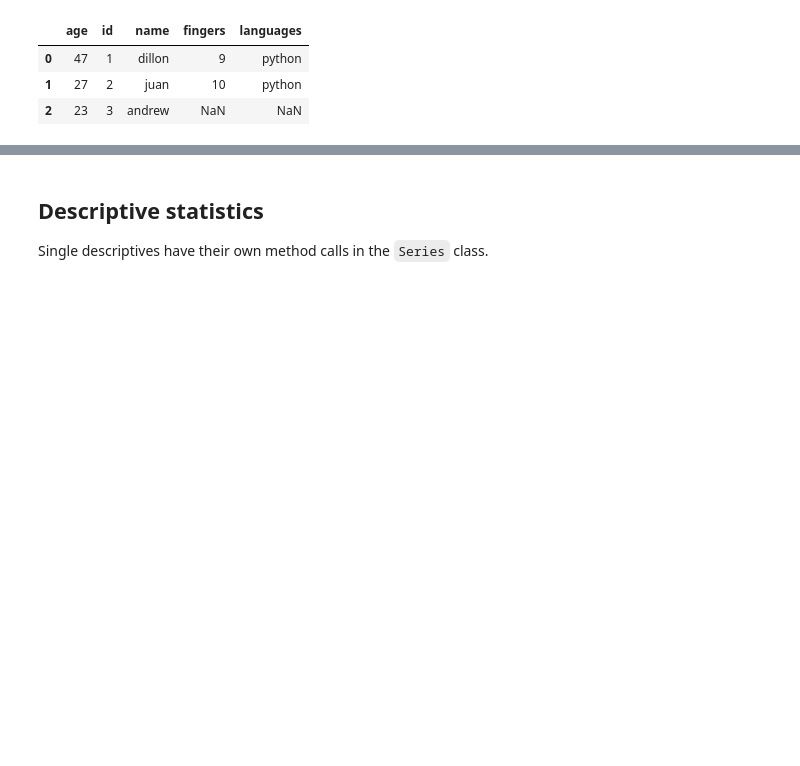
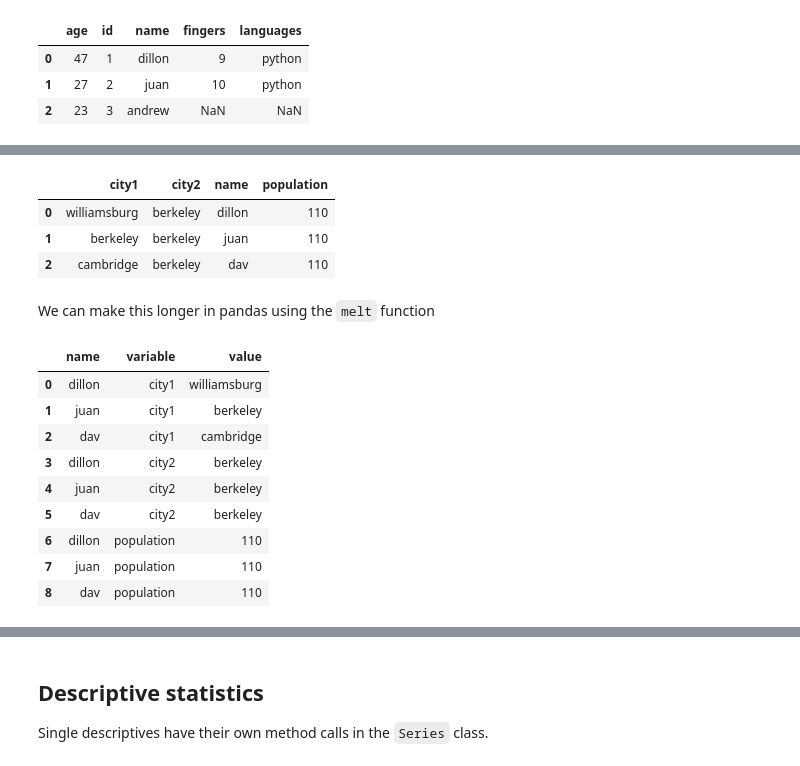
Before and after one commit to dlab-berkeley/python-for-everything, a Jupyter notebook: instructor/day_three.ipynb, the cells around one changed output, grey strips where cells are left out. Cells and saved outputs as stored; diff of their text form; code cells hidden in the pictures; blank space fills up the shorter version.

```diff
--- a/instructor/day_three.ipynb
+++ b/instructor/day_three.ipynb
@@ -597,0 +626,28 @@ table.merge(other_table, on='name', how='left')
+# %%
+wide_table = pd.DataFrame({'name' : ['dillon', 'juan', 'dav'],
+                           'city1' : ['williamsburg', 'berkeley', 'cambridge'],
+                           'city2' : ['berkeley', 'berkeley', 'berkeley'],
+                           'population' : [110, 110, 110]
+                          })
+wide_table
+# %% [output]
+|  | city1 | city2 | name | population |
+| 0 | williamsburg | berkeley | dillon | 110 |
+| 1 | berkeley | berkeley | juan | 110 |
+| 2 | cambridge | berkeley | dav | 110 |
+# %% [markdown]
+We can make this longer in pandas using the `melt` function
+# %%
+long_table = pd.melt(wide_table, id_vars = ['name'])
+long_table
+# %% [output]
+|  | name | variable | value |
+| 0 | dillon | city1 | williamsburg |
+| 1 | juan | city1 | berkeley |
+| 2 | dav | city1 | cambridge |
+| 3 | dillon | city2 | berkeley |
+| 4 | juan | city2 | berkeley |
+| 5 | dav | city2 | berkeley |
+| 6 | dillon | population | 110 |
+| 7 | juan | population | 110 |
+| 8 | dav | population | 110 |
```
Also changed, not shown: parts of 7 cells of this notebook.
